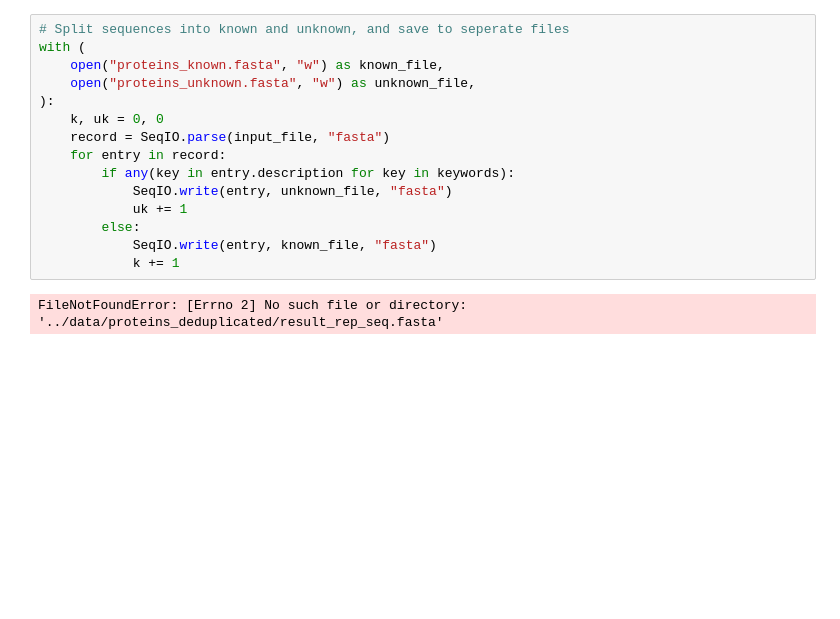
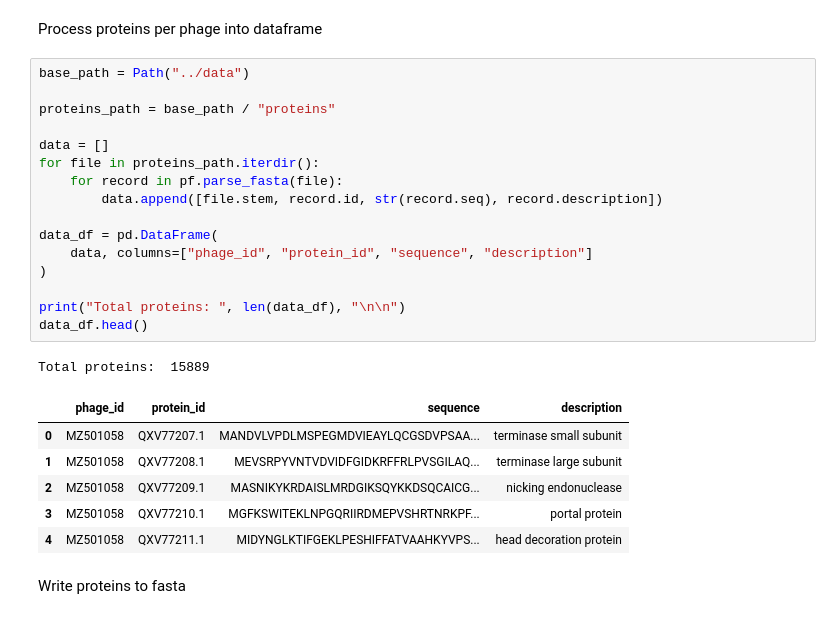
Before and after one commit to dottting/phagelm, a Jupyter notebook: tools/data_preperation.ipynb, the cells around one changed output. Drawn from its saved outputs; the diff is of its cells as text; blank space fills up the shorter version.

```diff
--- a/tools/data_preperation.ipynb
+++ b/tools/data_preperation.ipynb
@@ -56,17 +7,28 @@ UnboundLocalError: cannot access local variable 'files' where it is not associat
-# %%
-# Split sequences into known and unknown, and save to seperate files
-with (
-    open("proteins_known.fasta", "w") as known_file,
-    open("proteins_unknown.fasta", "w") as unknown_file,
-):
-    k, uk = 0, 0
-    record = SeqIO.parse(input_file, "fasta")
-    for entry in record:
-        if any(key in entry.description for key in keywords):
-            SeqIO.write(entry, unknown_file, "fasta")
-            uk += 1
-        else:
-            SeqIO.write(entry, known_file, "fasta")
-            k += 1
-# %% [output]
-FileNotFoundError: [Errno 2] No such file or directory: '../data/proteins_deduplicated/result_rep_seq.fasta'
+# %% [markdown]
+Process proteins per phage into dataframe
+# %%
+base_path = Path("../data")
+
+proteins_path = base_path / "proteins"
+
+data = []
+for file in proteins_path.iterdir():
+    for record in pf.parse_fasta(file):
+        data.append([file.stem, record.id, str(record.seq), record.description])
+
+data_df = pd.DataFrame(
+    data, columns=["phage_id", "protein_id", "sequence", "description"]
+)
+
+print("Total proteins: ", len(data_df), "\n\n")
+data_df.head()
+# %% [output]
+Total proteins:  15889
+|  | phage_id | protein_id | sequence | description |
+| 0 | MZ501058 | QXV77207.1 | MANDVLVPDLMSPEGMDVIEAYLQCGSDVPSAA... | terminase small subunit |
+| 1 | MZ501058 | QXV77208.1 | MEVSRPYVNTVDVIDFGIDKRFFRLPVSGILAQ... | terminase large subunit |
+| 2 | MZ501058 | QXV77209.1 | MASNIKYKRDAISLMRDGIKSQYKKDSQCAICG... | nicking endonuclease |
+| 3 | MZ501058 | QXV77210.1 | MGFKSWITEKLNPGQRIIRDMEPVSHRTNRKPF... | portal protein |
+| 4 | MZ501058 | QXV77211.1 | MIDYNGLKTIFGEKLPESHIFFATVAAHKYVPS... | head decoration protein |
+# %% [markdown]
+Write proteins to fasta
```
Also changed, not shown: parts of 25 cells of this notebook, 24 other files.
